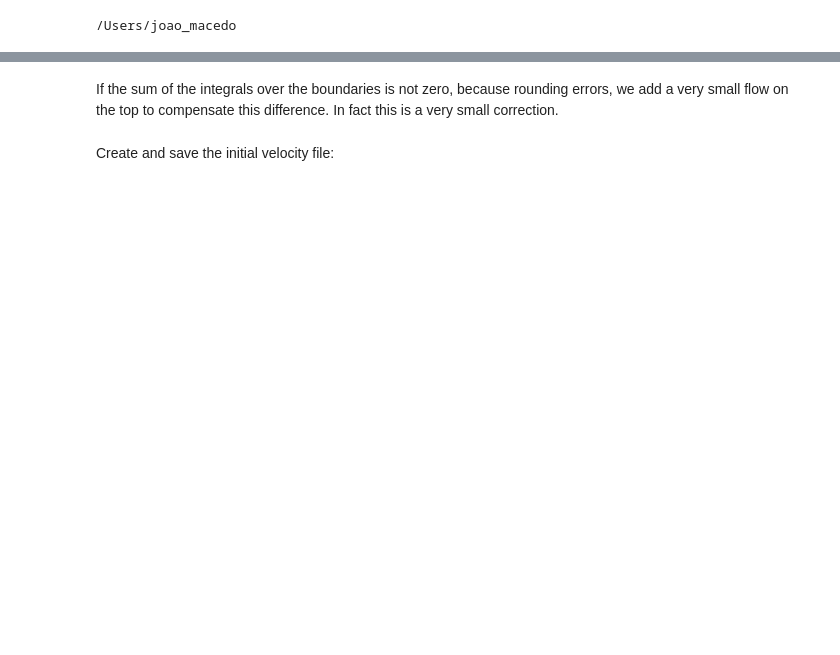
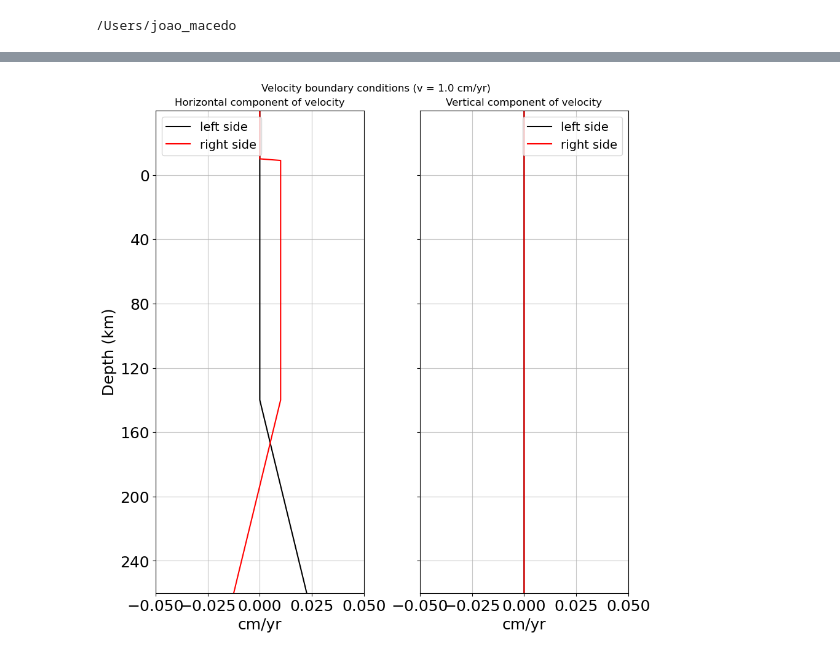
Before and after one commit to jopmas/scripts, a Jupyter notebook: create_inputs.ipynb, the cells around one changed output, grey strips where cells are left out. Saved outputs shown, nothing was run; the diff lists cells and outputs as text; code cells hidden in the pictures; blank space fills up the shorter version.

```diff
--- a/create_inputs.ipynb
+++ b/create_inputs.ipynb
@@ -2089,5 +1930,0 @@ Velocity for the left side (`x == 0`):
-# %%
-# When 0 <= z <= (h_v_const + thickness_sa), VX is zero.
-# When (h_v_const * thickness_sa) <= z <= Lz, VX goes from 0 to vR.
-cond = (Z > thickness_v_const + thickness_sa) & (X == 0)
-VX[cond] = velocity_R * (Z[cond] - thickness_v_const - thickness_sa) / thickness_a
@@ -2096,9 +1930,0 @@ Velocity for the right side (`x == Lx`):
-# %%
-# When 0 <= z <= (h_v_const + thickness_sa), VX is 2vL
-# When (h_v_const + thickness_sa) < z <= Lz, VX goes from 2vL to -vR + 2vL
-cond = (Z > thickness_v_const + thickness_sa) & (X == Lx)
-VX[cond] = -velocity_R * (Z[cond] - thickness_v_const - thickness_sa) / thickness_a
-
-VX[X == Lx] += 2 * velocity_L
-
-VX[Z <= thickness_sa - fac_air] = 0
@@ -2122,22 +1931,54 @@ Sum of the integrals over the boundary is: 2.8538812785388226e-06
-# %% [markdown]
-If the sum of the integrals over the boundaries is not zero, because rounding errors, we add a very small flow on the top to compensate this difference.
-In fact this is a very small correction.
-# %%
-vv = -diff / Lx
-
-VZ[Z == 0] = vv
-# %% [markdown]
-Create and save the initial velocity file:
 # %%
-VVX = np.copy(np.reshape(VX, Nx * Nz))
-VVZ = np.copy(np.reshape(VZ, Nx * Nz))
+# Plot veolocity
+##############################################################################
+if(velocity_from_ascii == True):
+    fig, (ax0, ax1) = plt.subplots(nrows=1, ncols=2, figsize=(9, 9), constrained_layout=True, sharey=True)
 
-velocity = np.zeros((2, Nx * Nz))
+    ax0.plot(VX[:, 0]*(365 * 24 * 3600), (z - thickness_sa) / 1000, "k-", label="left side")
+    ax1.plot(VZ[:, 0]*(365 * 24 * 3600), (z - thickness_sa) / 1000, "k-", label="left side")
 
-velocity[0, :] = VVX
-velocity[1, :] = VVZ
+    ax0.plot(VX[:, -1]*(365 * 24 * 3600), (z - thickness_sa) / 1000, "r-", label="right side")
+    ax1.plot(VZ[:, -1]*(365 * 24 * 3600), (z - thickness_sa) / 1000, "r-", label="right side")
 
-velocity = np.reshape(velocity.T, (np.size(velocity)))
+    ax0.legend(loc='upper left', fontsize=14)
+    ax1.legend(loc='upper right', fontsize=14)
 
-np.savetxt("input_velocity_0.txt", velocity, header="v1\nv2\nv3\nv4")
+    ax0_xlim = ax0.get_xlim()
+    ax1_xlim = ax1.get_xlim()
+
+    ax0.set_yticks(np.arange(0, Lz / 1000, 40))
+    ax1.set_yticks(np.arange(0, Lz / 1000, 40))
+
+    ax0.set_ylim([Lz / 1000 - thickness_sa / 1000, -thickness_sa / 1000])
+    ax1.set_ylim([Lz / 1000 - thickness_sa / 1000, -thickness_sa / 1000])
+
+    fig.suptitle(f"Velocity boundary conditions (v = {velocity} cm/yr)")
+    # ax0.set_xlim([-8, 8])
+    # ax1.set_xlim([-8, 8])
+    # # ax0.set_xticks(np.arange(-8, 9, 4))
+    # ax1.set_xticks(np.arange(-8, 9, 4))
+
+    ax0.set_xlim([-0.05, 0.05])
+    ax1.set_xlim([-0.05, 0.05])
+    ax0.set_xticks(np.linspace(-0.05, 0.05, 5))
+    ax1.set_xticks(np.linspace(-0.05, 0.05, 5))
+
+    ax0.grid(':k', alpha=0.7)
+    ax1.grid(':k', alpha=0.7)
+
+    # ax0.set_xlabel("$10^{-10}$ (m/s)", fontsize=label_size)
+    # ax1.set_xlabel("$10^{-10}$ (m/s)", fontsize=label_size)
+
+    ax0.set_xlabel("cm/yr", fontsize=label_size)
+    ax1.set_xlabel("cm/yr", fontsize=label_size)
+
+    ax0.set_ylabel("Depth (km)", fontsize=label_size)
+
+    ax0.set_title("Horizontal component of velocity")
+
+    ax1.set_title("Vertical component of velocity")
+
+    fig.savefig("velocity.png")
+# %% [output]
+[figure, added]
 # %% [markdown]
```
Also changed, not shown: parts of 38 cells of this notebook, 6 other files.
